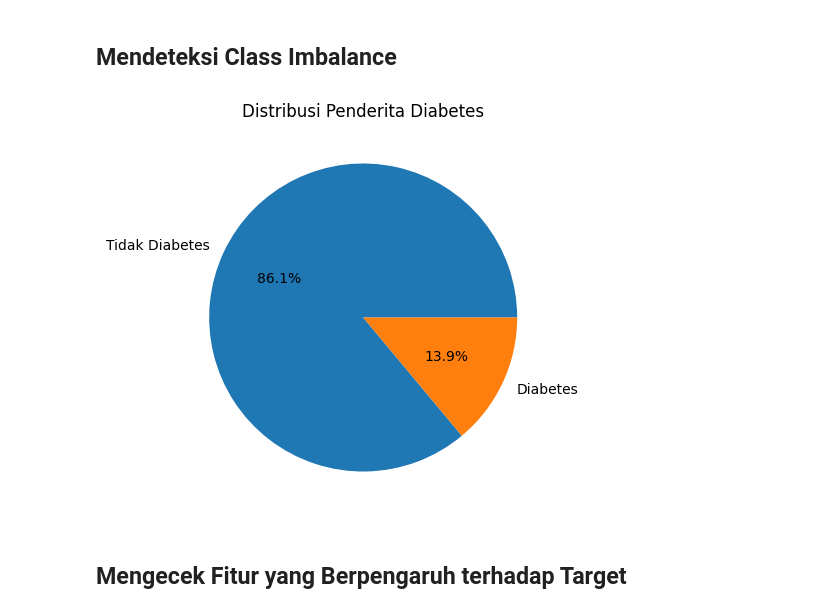
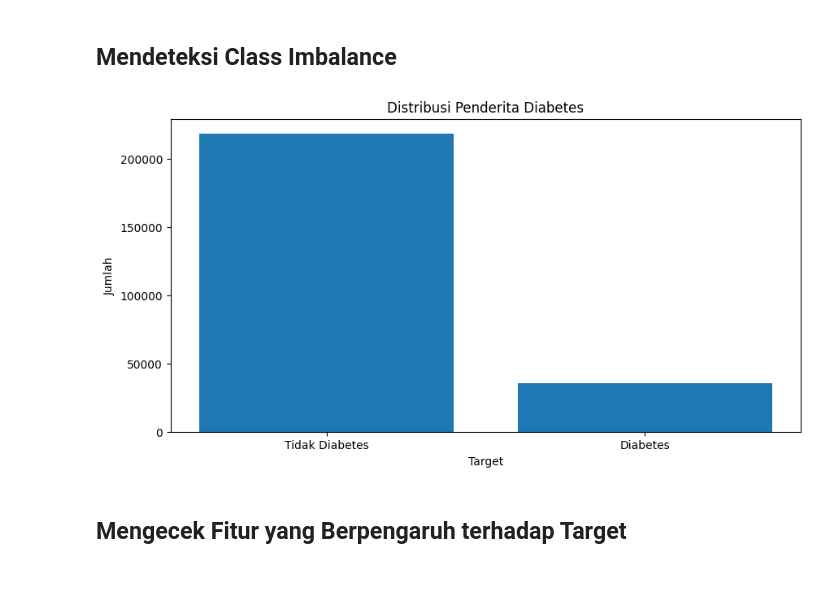
Before and after one commit to Ariqueeezz/Personal_Data_Science_Projects, a Jupyter notebook: Experiment2_DiabetesPrediction.ipynb, the cells around one changed output. Saved outputs shown, nothing was run; the diff lists cells and outputs as text; code cells hidden in the pictures; blank space fills up the shorter version.

```diff
--- a/Experiment2_DiabetesPrediction.ipynb
+++ b/Experiment2_DiabetesPrediction.ipynb
@@ -137,11 +138,13 @@ data_vis.head()
 # %%
 # Visualisasi Distribusi Penderita Diabetes (Target)
 plt.figure(figsize=(10,5))
-plt.pie(data_vis['Diabetes_binary'].value_counts(), labels=data_vis['Diabetes_binary'].value_counts().index, autopct='%1.1f%%')
+plt.bar(data_vis['Diabetes_binary'].value_counts().index, data_vis['Diabetes_binary'].value_counts())
+plt.xlabel("Target")
+plt.ylabel("Jumlah")
 plt.title("Distribusi Penderita Diabetes")
 plt.show()
 # %% [output]
-[figure, old version]
+[figure, new version]
 # %% [markdown]
 ## **Mengecek Fitur yang Berpengaruh terhadap Target**
 # %%
```
Also changed, not shown: parts of 12 cells of this notebook.
